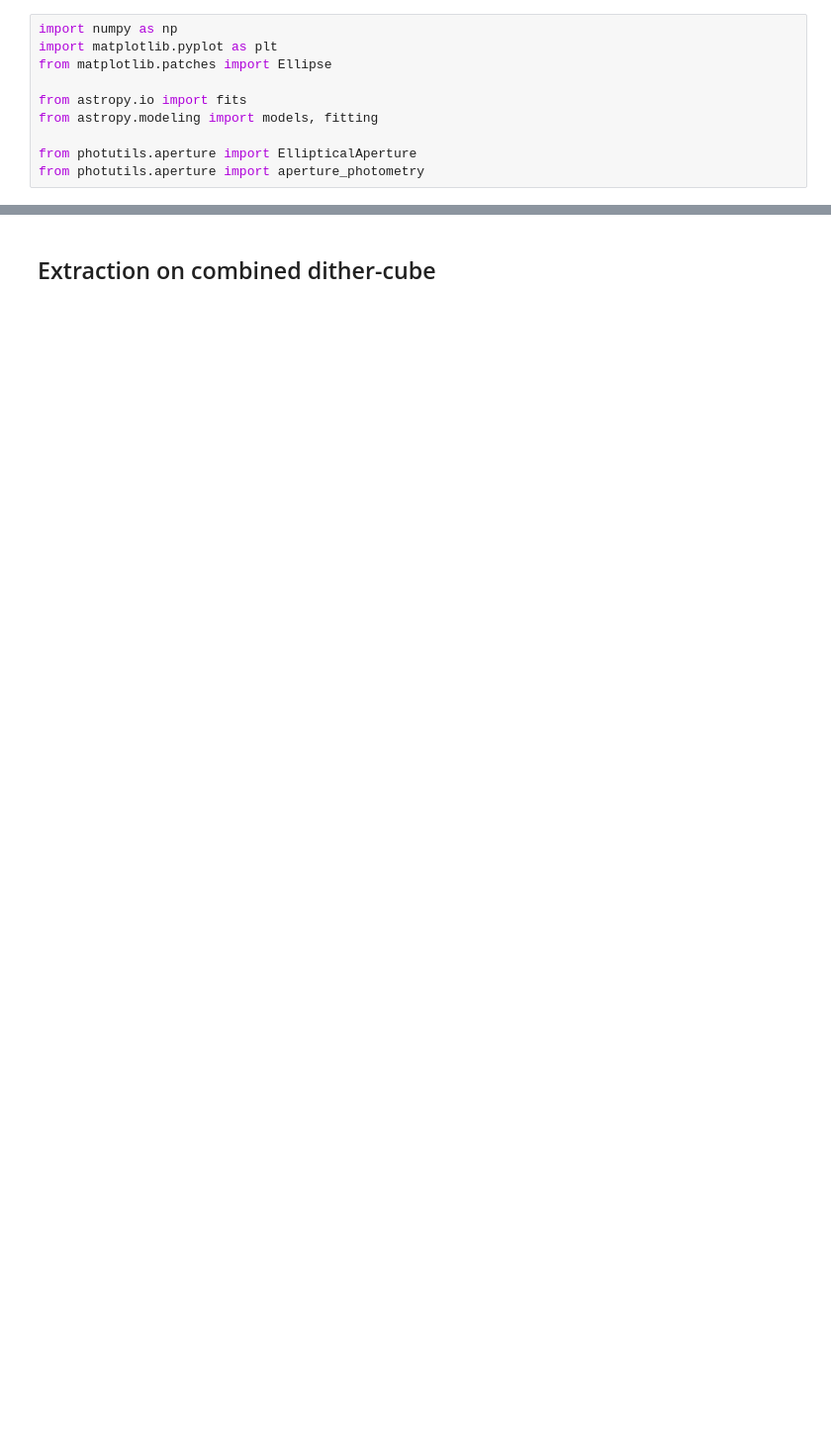
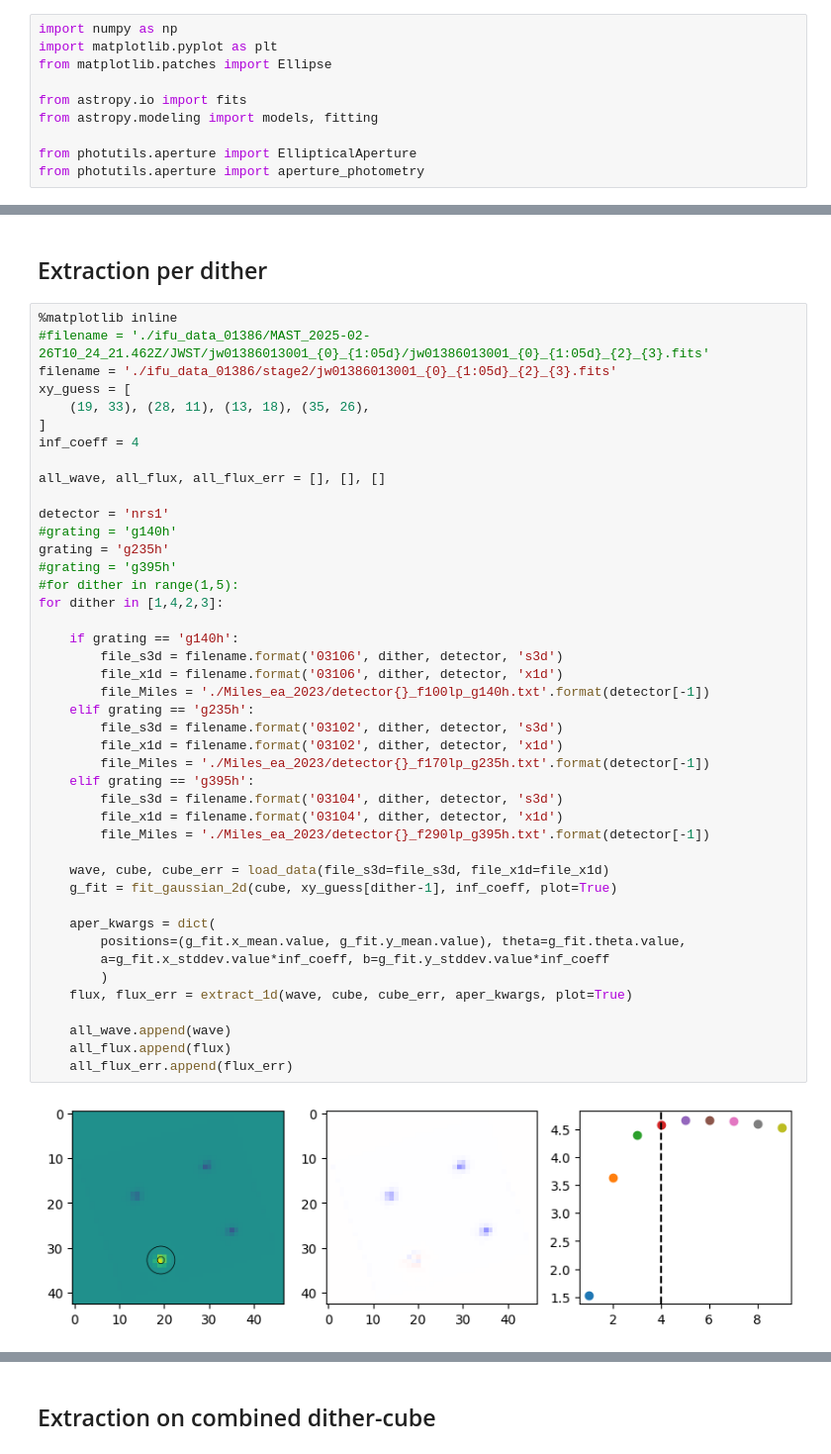
Before and after one commit to samderegt/retrieval_base, a Jupyter notebook: JWST_VHS_1256B/custom_extraction.ipynb, the cells around one changed output, grey strips where cells are left out. Shown at 99% size. Cells and saved outputs as stored; diff of their text form; blank space fills up the shorter version.

```diff
--- a/JWST_VHS_1256B/custom_extraction.ipynb
+++ b/JWST_VHS_1256B/custom_extraction.ipynb
@@ -174,3 +201,50 @@ def convert_Jy_to_F_lam(wave, flux, flux_err):
     flux_err = flux_err * c / wave_m**2 # [W/m^2/Hz] -> [W/m^2/m]
     flux_err = flux_err * 1e-6 # [W/m^2/m] -> [W/m^2/micron]
     return flux, flux_err
+# %% [markdown]
+## Extraction per dither
+# %%
+%matplotlib inline
+#filename = './ifu_data_01386/MAST_2025-02-26T10_24_21.462Z/JWST/jw01386013001_{0}_{1:05d}/jw01386013001_{0}_{1:05d}_{2}_{3}.fits'
+filename = './ifu_data_01386/stage2/jw01386013001_{0}_{1:05d}_{2}_{3}.fits'
+xy_guess = [
+    (19, 33), (28, 11), (13, 18), (35, 26),
+]
+inf_coeff = 4
+
+all_wave, all_flux, all_flux_err = [], [], []
+
+detector = 'nrs1'
+#grating = 'g140h'
+grating = 'g235h'
+#grating = 'g395h'
+#for dither in range(1,5):
+for dither in [1,4,2,3]:
+
+    if grating == 'g140h':
+        file_s3d = filename.format('03106', dither, detector, 's3d')
+        file_x1d = filename.format('03106', dither, detector, 'x1d')
+        file_Miles = './Miles_ea_2023/detector{}_f100lp_g140h.txt'.format(detector[-1])
+    elif grating == 'g235h':
+        file_s3d = filename.format('03102', dither, detector, 's3d')
+        file_x1d = filename.format('03102', dither, detector, 'x1d')
+        file_Miles = './Miles_ea_2023/detector{}_f170lp_g235h.txt'.format(detector[-1])
+    elif grating == 'g395h':
+        file_s3d = filename.format('03104', dither, detector, 's3d')
+        file_x1d = filename.format('03104', dither, detector, 'x1d')
+        file_Miles = './Miles_ea_2023/detector{}_f290lp_g395h.txt'.format(detector[-1])
+
+    wave, cube, cube_err = load_data(file_s3d=file_s3d, file_x1d=file_x1d)
+    g_fit = fit_gaussian_2d(cube, xy_guess[dither-1], inf_coeff, plot=True)
+
+    aper_kwargs = dict(
+        positions=(g_fit.x_mean.value, g_fit.y_mean.value), theta=g_fit.theta.value,
+        a=g_fit.x_stddev.value*inf_coeff, b=g_fit.y_stddev.value*inf_coeff
+        )
+    flux, flux_err = extract_1d(wave, cube, cube_err, aper_kwargs, plot=True)
+
+    all_wave.append(wave)
+    all_flux.append(flux)
+    all_flux_err.append(flux_err)
+# %% [output]
+[figure, added]
```
Also changed, not shown: parts of 8 cells of this notebook, 10 other files.
